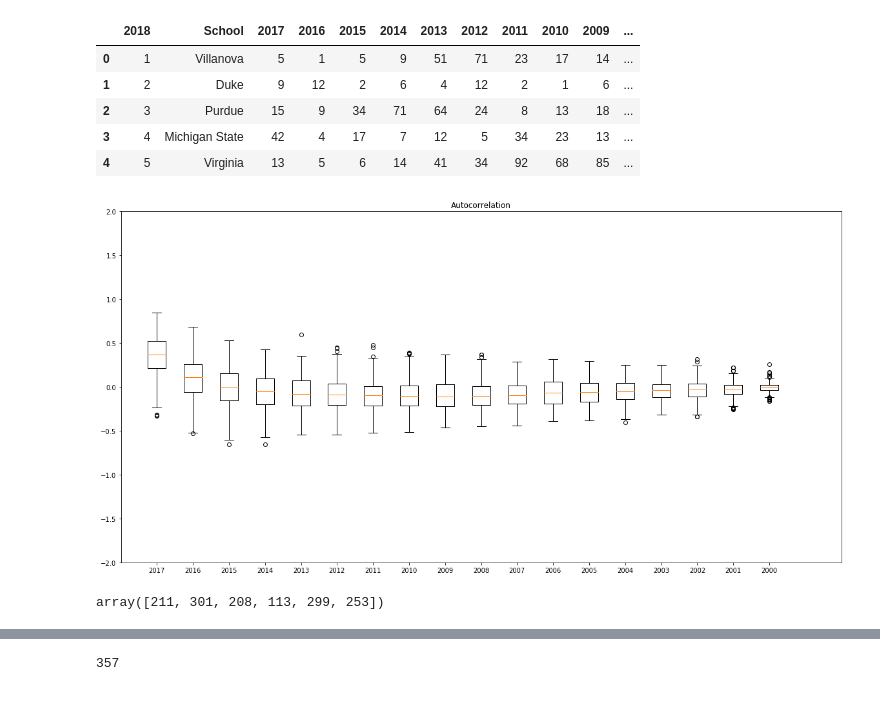
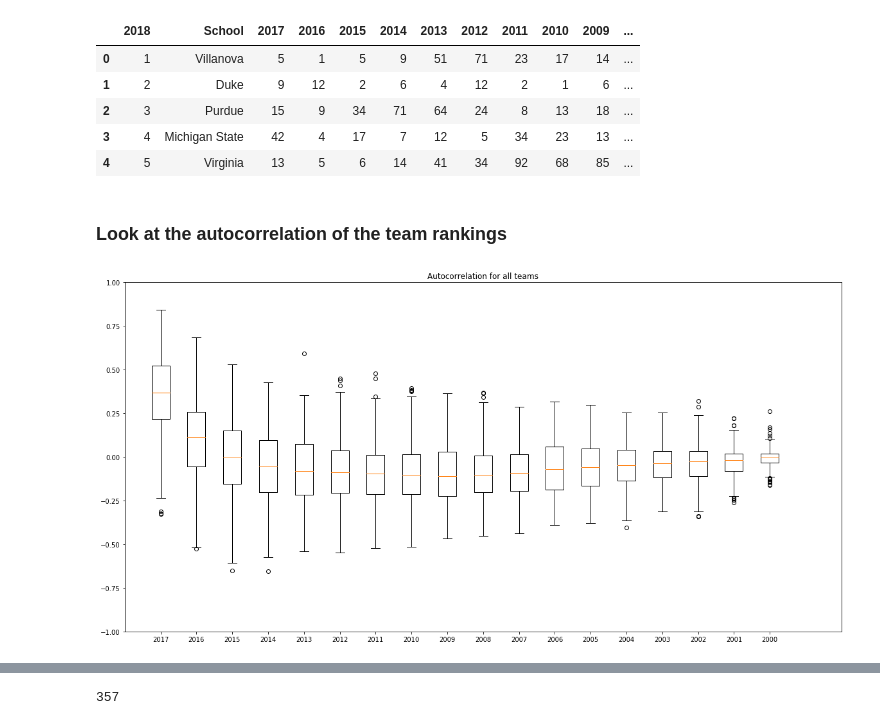
Before and after one commit to merlej/basketball-prediction, a Jupyter notebook: basketball_data_cleaning.ipynb, the cells around one changed output, grey strips where cells are left out. Drawn from its saved outputs; the diff is of its cells as text; code cells hidden in the pictures.

Commit message:
edited columns

```diff
--- a/basketball_data_cleaning.ipynb
+++ b/basketball_data_cleaning.ipynb
@@ -92,3 +92,5 @@ team_ranks_df.head()
+# %% [markdown]
+### Look at the autocorrelation of the team rankings
 # %%
 ac_data = team_ranks_df.drop(['School'], axis=1)
 # Create a list of lists of the autocorrelation
@@ -110,23 +114,14 @@ for i in range(0, len(ac_list[0])):
 # %%
 labels = []
 
-for c in team_ranks_df.columns:
-    if str(c) != 'School':
-        labels.append(c)
+for c in ac_data.columns[1:]:
+    labels.append(c)
-# %%
-plot_data = plot_data[1:]
-labels = labels[1:]
 # %%
 fig1, ax1 = plt.subplots(figsize=(20, 10))
-ax1.set_title('Autocorrelation')
+ax1.set_title('Autocorrelation for all teams')
 _= plt.boxplot(plot_data, labels = labels)
-plt.axis([0, 20, -2, 2])
+plt.axis([0, 20, -1, 1])
 plt.savefig('Autocorrelation_boxplots.png')
 plt.show()
 # %% [output]
-[figure, old version]
+[figure, new version]
-# %%
-rand_teams = np.random.randint(0, len(team_ranks_df.School), 6)
-rand_teams
-# %% [output]
-array([211, 301, 208, 113, 299, 253])
```
Also changed, not shown: parts of 25 cells of this notebook.
